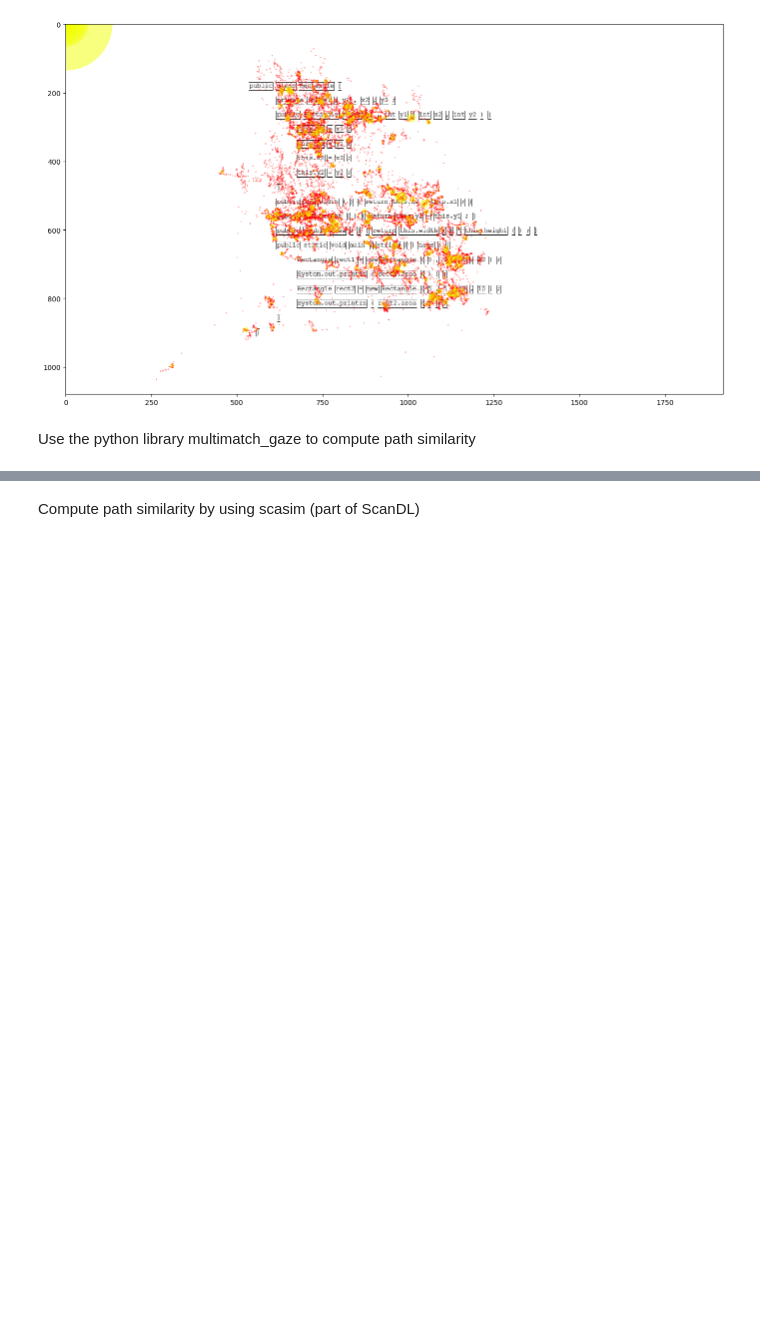
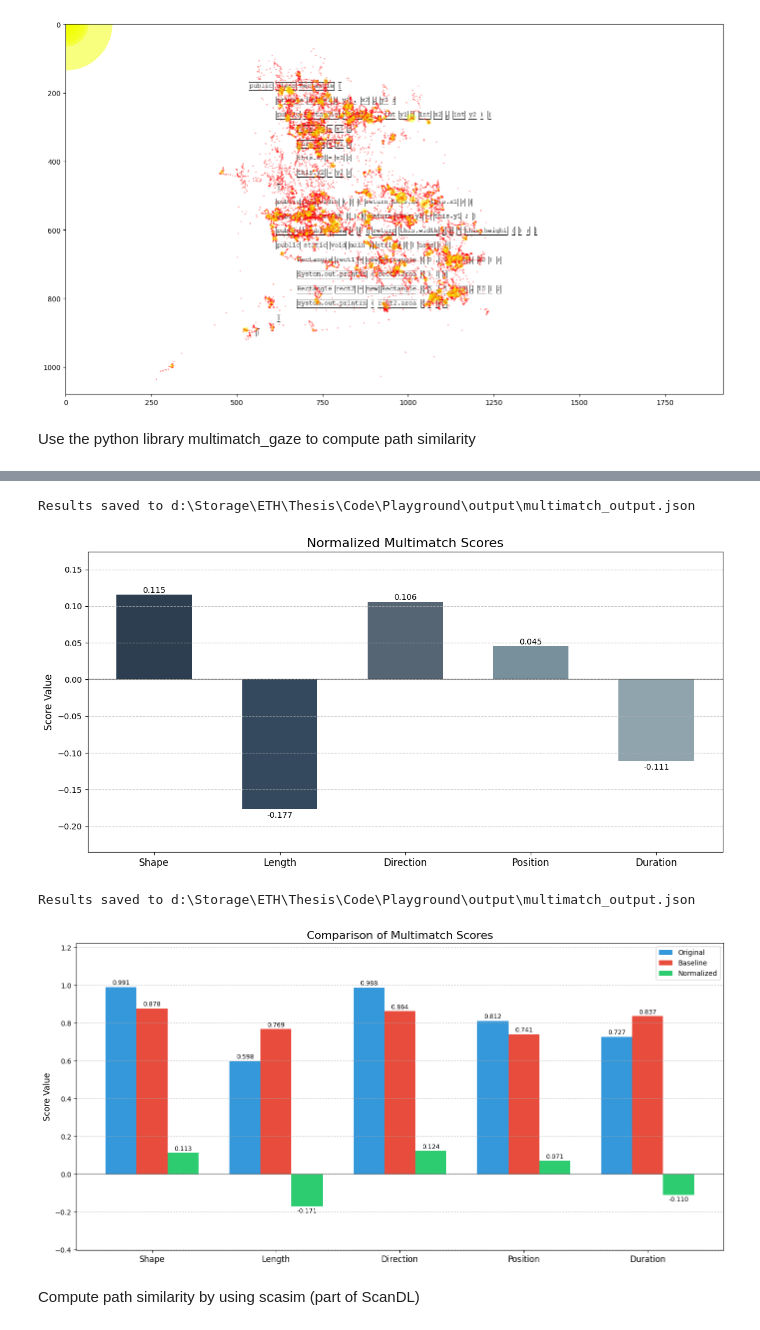
Before and after one commit to Belown/Programmer_Scanpath_Gaze_Behavior, a Jupyter notebook: Playground/EMIP.ipynb, the cells around one changed output, grey strips where cells are left out. Drawn from its saved outputs; the diff is of its cells as text; code cells hidden in the pictures; blank space fills up the shorter version.

Commit message:
Add a baseline for multimatch score and add visualization

```diff
--- a/Playground/EMIP.ipynb
+++ b/Playground/EMIP.ipynb
@@ -84,3 +84,29 @@ Multimatch score:
+# %%
+from tools import path_similarity
+import matplotlib.pyplot as plt
+
+score = path_similarity.multimatch(
+    exp_a=exp_a,
+    exp_b=exp_b,
+    eye_events=eye_events
+)
+path_similarity.auxiliary.visualize_multimatch_scores(score, "Normalized Multimatch Scores")
+plt.show()
+
+# 获取所有分数并进行对比可视化
+all_scores = path_similarity.multimatch(
+    exp_a=exp_a,
+    exp_b=exp_b,
+    eye_events=eye_events,
+    return_all_scores=True
+)
+path_similarity.auxiliary.visualize_all_scores(all_scores)
+plt.show()
+# %% [output]
+Results saved to d:\Storage\ETH\Thesis\Code\Playground\output\multimatch_output.json
+[figure, added]
+Results saved to d:\Storage\ETH\Thesis\Code\Playground\output\multimatch_output.json
+[figure, added]
 # %% [markdown]
 Compute path similarity by using scasim (part of ScanDL)
 # %%
```
Also changed, not shown: parts of 1 cell of this notebook, 3 other files.
